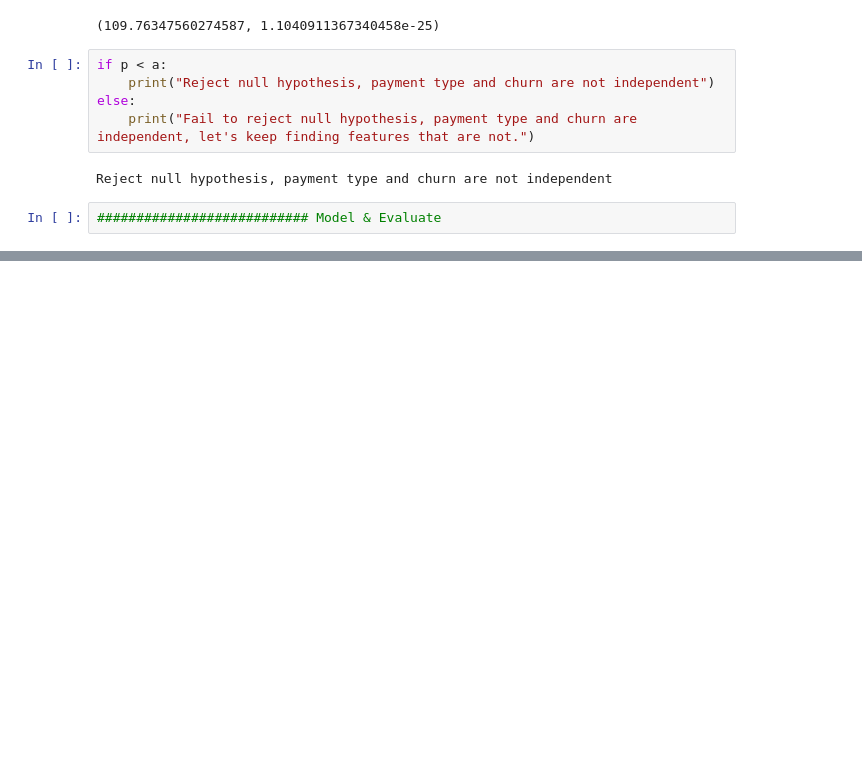
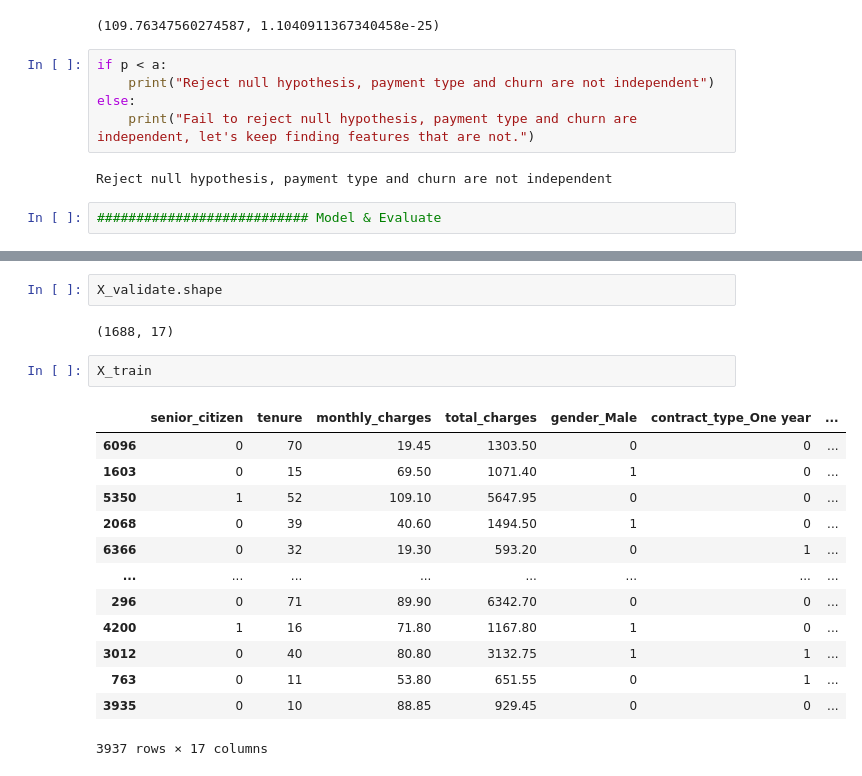
Before and after one commit to SLawsonWoods/Telco_Churn_Project, a Jupyter notebook: Draft_1_folder.ipynb, the cells around one changed output, grey strips where cells are left out. Drawn from its saved outputs; the diff is of its cells as text; blank space fills up the shorter version.

```diff
--- a/Draft_1_folder.ipynb
+++ b/Draft_1_folder.ipynb
@@ -809,0 +832,20 @@ write it to a csv
+# %%
+X_validate.shape
+# %% [output]
+(1688, 17)
+# %%
+X_train
+# %% [output]
+|  | senior_citizen | tenure | monthly_charges | total_charges | gender_Male | contract_type_One year | ... |
+| 6096 | 0 | 70 | 19.45 | 1303.50 | 0 | 0 | ... |
+| 1603 | 0 | 15 | 69.50 | 1071.40 | 1 | 0 | ... |
+| 5350 | 1 | 52 | 109.10 | 5647.95 | 0 | 0 | ... |
+| 2068 | 0 | 39 | 40.60 | 1494.50 | 1 | 0 | ... |
+| 6366 | 0 | 32 | 19.30 | 593.20 | 0 | 1 | ... |
+| ... | ... | ... | ... | ... | ... | ... | ... |
+| 296 | 0 | 71 | 89.90 | 6342.70 | 0 | 0 | ... |
+| 4200 | 1 | 16 | 71.80 | 1167.80 | 1 | 0 | ... |
+| 3012 | 0 | 40 | 80.80 | 3132.75 | 1 | 1 | ... |
+| 763 | 0 | 11 | 53.80 | 651.55 | 0 | 1 | ... |
+| 3935 | 0 | 10 | 88.85 | 929.45 | 0 | 0 | ... |
+3937 rows × 17 columns
```
Also changed, not shown: parts of 67 cells of this notebook.
